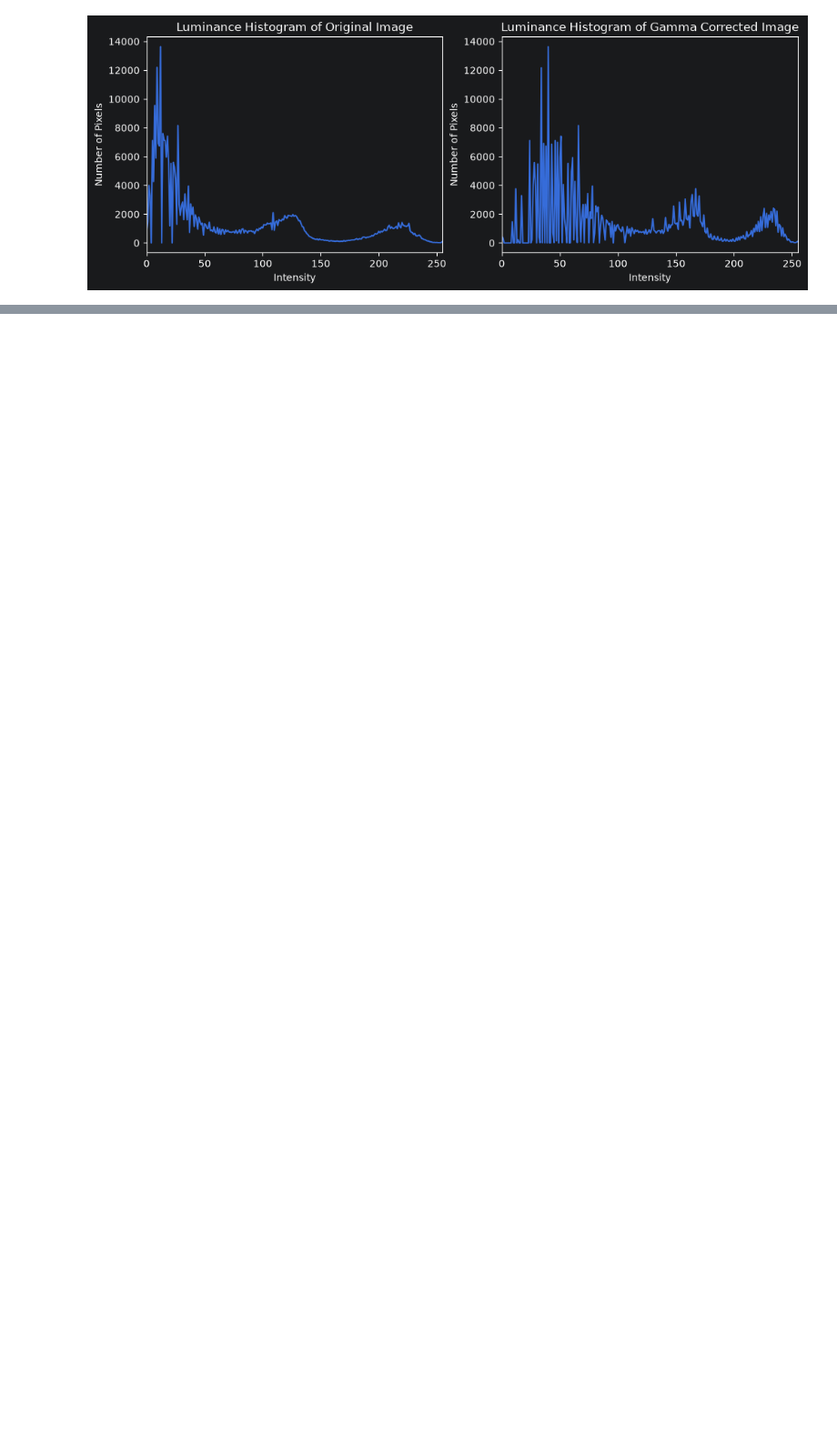
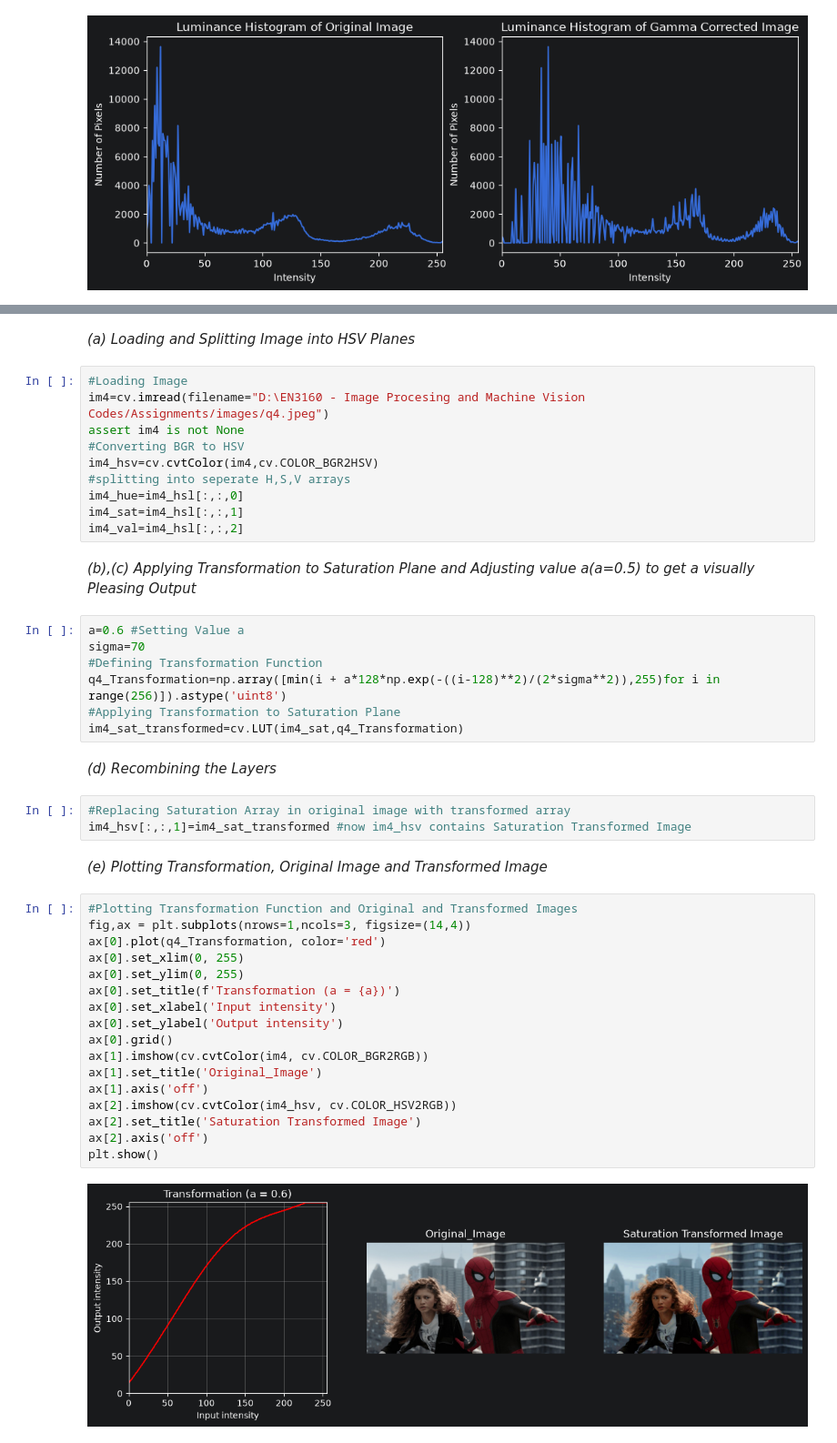
Before and after one commit to indeepa-05/EN3160-Image-Processing, a Jupyter notebook: Assignments/EN3160 Assignment1 on Intensity Transformations and Neighborhood Filtering.ipynb, the cells around one changed output, grey strips where cells are left out. Shown at 91% size. Cells and saved outputs as stored; diff of their text form; blank space fills up the shorter version.

```diff
--- a/Assignments/EN3160 Assignment1 on Intensity Transformations and Neighborhood Filtering.ipynb
+++ b/Assignments/EN3160 Assignment1 on Intensity Transformations and Neighborhood Filtering.ipynb
@@ -193,0 +196,47 @@ plt.show()
+# %% [markdown]
+*(a) Loading and Splitting Image into HSV Planes*
+# %%
+#Loading Image
+im4=cv.imread(filename="D:\EN3160 - Image Procesing and Machine Vision Codes/Assignments/images/q4.jpeg")
+assert im4 is not None
+#Converting BGR to HSV
+im4_hsv=cv.cvtColor(im4,cv.COLOR_BGR2HSV)
+#splitting into seperate H,S,V arrays
+im4_hue=im4_hsl[:,:,0]
+im4_sat=im4_hsl[:,:,1]
+im4_val=im4_hsl[:,:,2]
+# %% [markdown]
+*(b),(c) Applying Transformation to Saturation Plane and Adjusting value a(a=0.5) to get a visually Pleasing Output*
+# %%
+a=0.6 #Setting Value a
+sigma=70
+#Defining Transformation Function
+q4_Transformation=np.array([min(i + a*128*np.exp(-((i-128)**2)/(2*sigma**2)),255)for i in range(256)]).astype('uint8')
+#Applying Transformation to Saturation Plane
+im4_sat_transformed=cv.LUT(im4_sat,q4_Transformation)
+# %% [markdown]
+*(d) Recombining the Layers*
+# %%
+#Replacing Saturation Array in original image with transformed array
+im4_hsv[:,:,1]=im4_sat_transformed #now im4_hsv contains Saturation Transformed Image
+# %% [markdown]
+*(e) Plotting Transformation, Original Image and Transformed Image*
+# %%
+#Plotting Transformation Function and Original and Transformed Images
+fig,ax = plt.subplots(nrows=1,ncols=3, figsize=(14,4))
+ax[0].plot(q4_Transformation, color='red')
+ax[0].set_xlim(0, 255)
+ax[0].set_ylim(0, 255)
+ax[0].set_title(f'Transformation (a = {a})')
+ax[0].set_xlabel('Input intensity')
+ax[0].set_ylabel('Output intensity')
+ax[0].grid()
+ax[1].imshow(cv.cvtColor(im4, cv.COLOR_BGR2RGB))
+ax[1].set_title('Original_Image')
+ax[1].axis('off')
+ax[2].imshow(cv.cvtColor(im4_hsv, cv.COLOR_HSV2RGB))
+ax[2].set_title('Saturation Transformed Image')
+ax[2].axis('off')
+plt.show()
+# %% [output]
+[figure, added]
```
Also changed, not shown: parts of 5 cells of this notebook, 1 other file.
